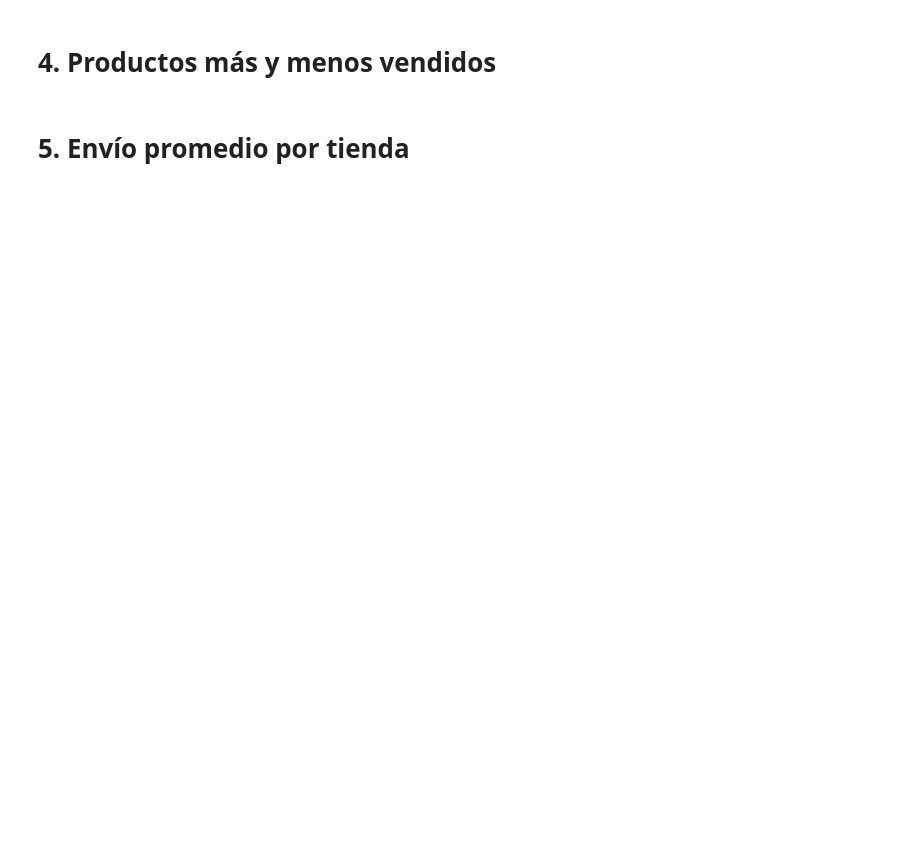
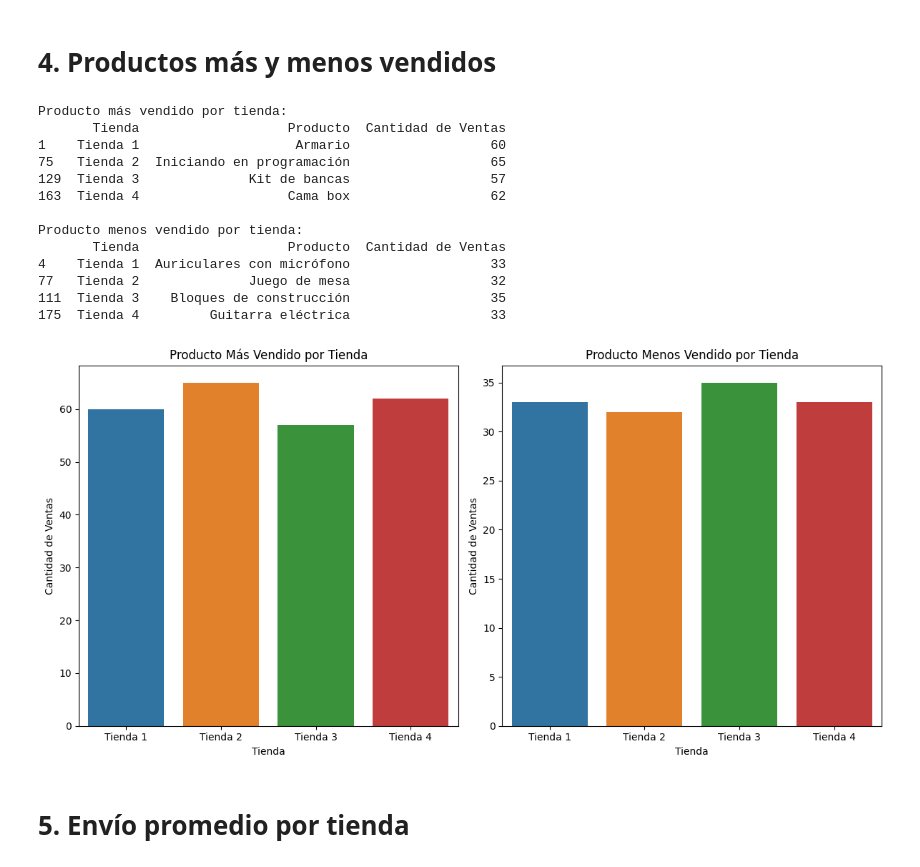
Before and after one commit to adrian-pieroni/AluraStoreLatam, a Jupyter notebook: AluraStoreLatam.ipynb, the cells around one changed output. Saved outputs shown, nothing was run; the diff lists cells and outputs as text; code cells hidden in the pictures; blank space fills up the shorter version.

```diff
--- a/AluraStoreLatam.ipynb
+++ b/AluraStoreLatam.ipynb
@@ -109,4 +145,74 @@ Cantidad de productos vendidos por categoría en cada tienda:
 # %% [markdown]
 # 4. Productos más y menos vendidos
+# %%
+import pandas as pd
+import matplotlib.pyplot as plt
+import seaborn as sns
+
+# Cargar los datos y agregar la columna 'Tienda' (mismo código que antes)
+url = "https://raw.githubusercontent.com/alura-es-cursos/challenge1-data-science-latam/refs/heads/main/base-de-datos-challenge1-latam/tienda_1%20.csv"
+url2 = "https://raw.githubusercontent.com/alura-es-cursos/challenge1-data-science-latam/refs/heads/main/base-de-datos-challenge1-latam/tienda_2.csv"
+url3 = "https://raw.githubusercontent.com/alura-es-cursos/challenge1-data-science-latam/refs/heads/main/base-de-datos-challenge1-latam/tienda_3.csv"
+url4 = "https://raw.githubusercontent.com/alura-es-cursos/challenge1-data-science-latam/refs/heads/main/base-de-datos-challenge1-latam/tienda_4.csv"
+
+tienda1 = pd.read_csv(url)
+tienda1['Tienda'] = 'Tienda 1'
+
+tienda2 = pd.read_csv(url2)
+tienda2['Tienda'] = 'Tienda 2'
+
+tienda3 = pd.read_csv(url3)
+tienda3['Tienda'] = 'Tienda 3'
+
+tienda4 = pd.read_csv(url4)
+tienda4['Tienda'] = 'Tienda 4'
+
+ventas_totales = pd.concat([tienda1, tienda2, tienda3, tienda4], ignore_index=True)
+
+# Contar la cantidad de ventas por producto en cada tienda
+conteo_ventas_producto_tienda = ventas_totales.groupby(['Tienda', 'Producto']).size().reset_index(name='Cantidad de Ventas')
+
+# Encontrar el producto más vendido y menos vendido en cada tienda
+producto_mas_vendido = conteo_ventas_producto_tienda.loc[conteo_ventas_producto_tienda.groupby('Tienda')['Cantidad de Ventas'].idxmax()]
+producto_menos_vendido = conteo_ventas_producto_tienda.loc[conteo_ventas_producto_tienda.groupby('Tienda')['Cantidad de Ventas'].idxmin()]
+
+print("Producto más vendido por tienda:")
+print(producto_mas_vendido)
+
+print("\nProducto menos vendido por tienda:")
+print(producto_menos_vendido)
+
+# Visualización de los productos más y menos vendidos por tienda
+plt.figure(figsize=(12, 6))
+
+plt.subplot(1, 2, 1)
+sns.barplot(x='Tienda', y='Cantidad de Ventas', hue='Producto', data=producto_mas_vendido, legend=False)
+plt.title('Producto Más Vendido por Tienda')
+plt.ylabel('Cantidad de Ventas')
+plt.xlabel('Tienda')
+
+plt.subplot(1, 2, 2)
+sns.barplot(x='Tienda', y='Cantidad de Ventas', hue='Producto', data=producto_menos_vendido, legend=False)
+plt.title('Producto Menos Vendido por Tienda')
+plt.ylabel('Cantidad de Ventas')
+plt.xlabel('Tienda')
+
+plt.tight_layout()
+plt.show()
+# %% [output]
+Producto más vendido por tienda:
+       Tienda                   Producto  Cantidad de Ventas
+1    Tienda 1                    Armario                  60
+75   Tienda 2  Iniciando en programación                  65
+129  Tienda 3              Kit de bancas                  57
+163  Tienda 4                   Cama box                  62
+
+Producto menos vendido por tienda:
+       Tienda                   Producto  Cantidad de Ventas
+4    Tienda 1  Auriculares con micrófono                  33
+77   Tienda 2              Juego de mesa                  32
+111  Tienda 3    Bloques de construcción                  35
+175  Tienda 4         Guitarra eléctrica                  33
+[figure, added]
 # %% [markdown]
 # 5. Envío promedio por tienda
```
Also changed, not shown: parts of 1 cell of this notebook.
